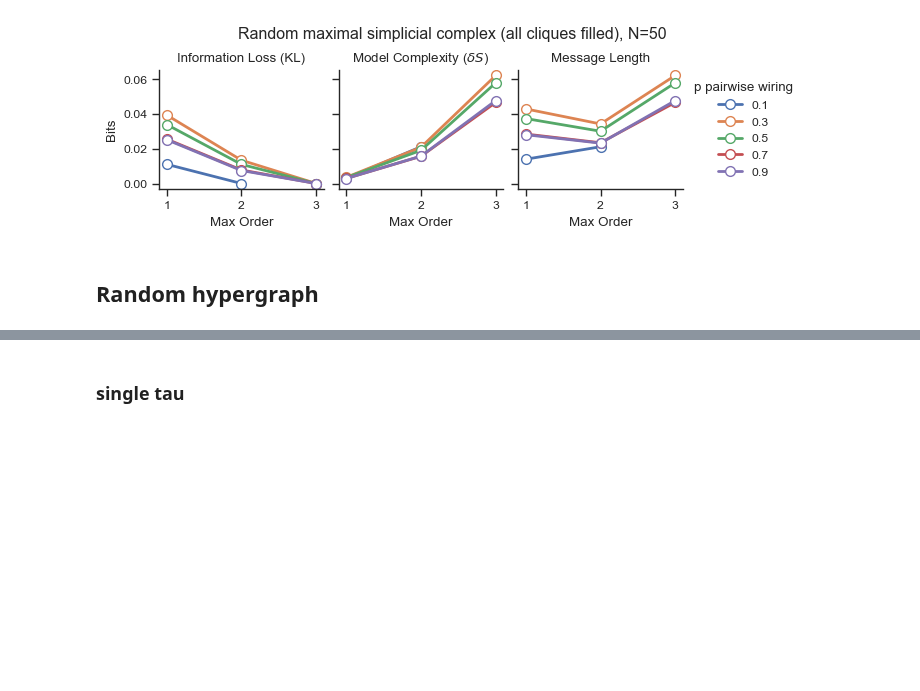
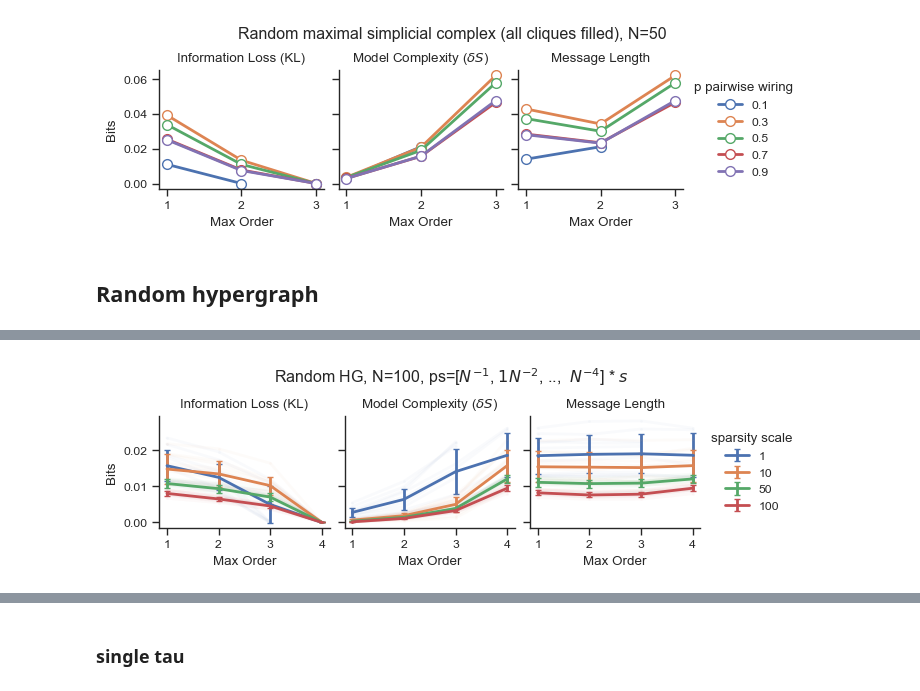
Before and after one commit to maximelucas/hypergraph_reducibility, a Jupyter notebook: notebooks/figure_1_single_tau-synthetic-tests.ipynb, the cells around one changed output, grey strips where cells are left out. Cells and saved outputs as stored; diff of their text form; code cells hidden in the pictures; blank space fills up the shorter version.

Commit message:
added testsabout flatness in random HG

```diff
--- a/notebooks/figure_1_single_tau-synthetic-tests.ipynb
+++ b/notebooks/figure_1_single_tau-synthetic-tests.ipynb
@@ -18,6 +18,13 @@ sb.set_theme(style="ticks", context="paper")
 # %%
 results_dir = "../results/"
 out_dir  = f"{results_dir}synthetic/"
+# %%
+def pad_arr_list(arr_list):
+    max_shape = max([a.shape[0] for a in arr_list])
+
+    # Pad the shorter arrays with zeros
+    padded_arr_list = [np.pad(a, (0, max_shape-a.shape[0]), mode='constant', constant_values=None) for a in arr_list]
+    return padded_arr_list
 # %%
 def plot_3panels(info_losses, complexities, orders, labels, legend_title=None):
 
@@ -188,9 +195,10 @@ plt.show()
 ## Random hypergraph
 # %%
 N = 100
-ps = np.array([1 / N, 1 / N**2, 1 / N**3, 1 / N**4]) # wiring probas
+ps = np.array([1 / N, 100 / N**2, 1 / N**3, 1 / N**4]) # wiring probas
 sparsity_scales = [1, 10, 50, 100]
 
+rescale = False
 
 Hs = []
 for sparsity in tqdm(sparsity_scales):
@@ -223,7 +231,7 @@ complexities = []
 orders_arr = []
 message_lengths = []
 
-for H0 in Hs:
+for H0 in tqdm(Hs):
 
     orders = np.array(xgi.unique_edge_sizes(Hs[0])) - 1
     tau_c = find_charact_tau(H0, orders, weights, rescale_per_node=rescale)
@@ -248,0 +392,58 @@ plt.show()
+# %%
+fig, (ax1, ax2, ax3) = plt.subplots(1, 3, figsize=(7, 2.1), constrained_layout=True, sharey=True)
+
+n_s = len(info_losses)
+alpha = 0.03
+
+params = {"mfc": "white", "ms": 1, "lw": 2, "ls": "-", "marker":"o", "alpha": alpha}
+params_err = {"mfc": "white", "ms": 1, "lw": 2, "ls": "-", "marker":"o", "zorder": 2, "capsize": 2}
+
+for i, s in enumerate(sparsity_scales):
+    for j in range(n_rep):
+        ax1.plot(orders_arr[s][j], info_losses[s][j], c=f"C{i}", **params)
+    info_loss_avg = np.nanmean(pad_arr_list(info_losses[s]), axis=0)
+    info_loss_std = np.nanstd(pad_arr_list(info_losses[s]), axis=0)
+    orders_i = sorted(orders_arr[s], key=len)[-1] # need to get the longest one to cover all
+    ax1.errorbar(orders_i, info_loss_avg, yerr=info_loss_std, label=labels[i], c=f"C{i}", **params_err)
+
+ax1.set_title("Information Loss (KL)")
+ax1.set_xlabel("Max Order")
+ax1.set_ylabel("Bits")
+
+for i, s in enumerate(sparsity_scales):
+    for j in range(n_rep):
+        ax2.plot(orders_arr[s][j], complexities[s][j], c=f"C{i}", **params)
+    complexities_avg = np.nanmean(pad_arr_list(complexities[s]), axis=0)
+    complexities_std = np.nanstd(pad_arr_list(complexities[s]), axis=0)
+    orders_i = sorted(orders_arr[s], key=len)[-1] # need to get the longest one to cover all
+    ax2.errorbar(orders_i, complexities_avg, yerr=complexities_std, label=labels[i], c=f"C{i}", **params_err)
+
+
+ax2.set_title("Model Complexity ($\delta S$)")
+ax2.set_xlabel("Max Order")
+
+for i, s in enumerate(sparsity_scales):
+    for j in range(n_rep):
+        #message_length = complexities[i] + info_losses[i]
+        ax3.plot(orders_arr[s][j], message_lengths[s][j], c=f"C{i}", **params)
+    message_lengths_avg = np.nanmean(pad_arr_list(message_lengths[s]), axis=0)
+    message_lengths_std = np.nanstd(pad_arr_list(message_lengths[s]), axis=0)
+    orders_i = sorted(orders_arr[s], key=len)[-1] # need to get the longest one to cover all
+    ax3.errorbar(orders_i, message_lengths_avg, yerr=message_lengths_std, label=labels[i], c=f"C{i}", **params_err)
+
+
+ax3.legend(title="sparsity scale", bbox_to_anchor=(1, 0.5), frameon=False, loc="center left")
+
+ax3.set_title("Message Length")
+ax3.set_xlabel("Max Order")
+
+sb.despine()
+
+fig.suptitle(rf"Random HG, N={N}, ps=[$N^{{-1}}$, $1 N^{{-2}}$, ..,  $N^{{-4}}$] * $s$")
+
+fig_name = f"message_length_RHG_N{N}_pwiring_{sparsity_scales}_nreps_{n_rep}"
+#plt.savefig(f"{out_dir}{fig_name}.png", dpi=250, bbox_inches="tight")
+
+plt.show()
+# %% [output]
+[figure, added]
```
Also changed, not shown: parts of 18 cells of this notebook, 9 other files.
